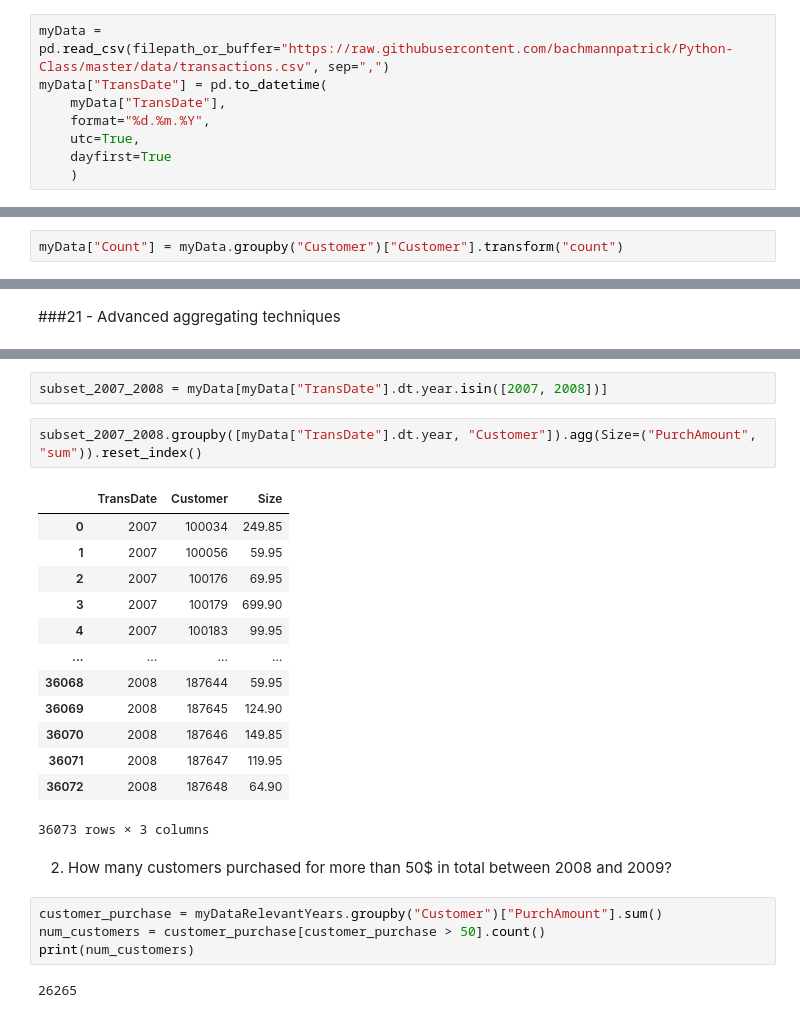
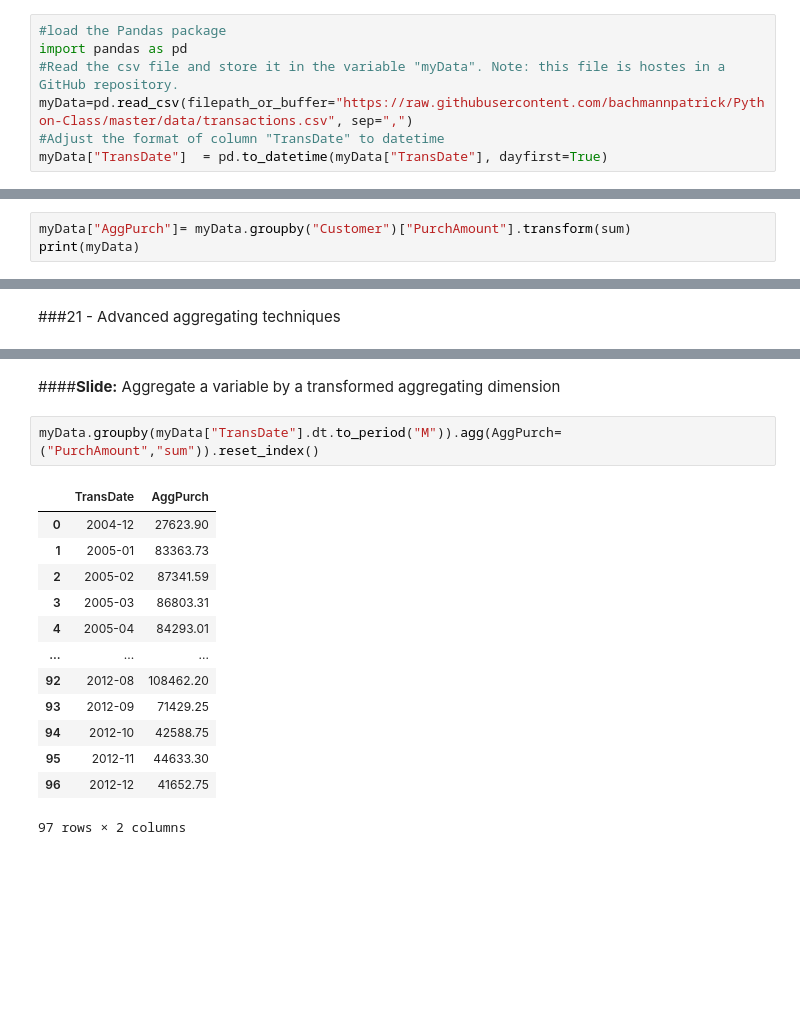
Before and after one commit to HuberNicolas/python-marketing-scale-real-data, a Jupyter notebook: day-2/Python_Day_2_Session_3.ipynb, the cells around one changed output, grey strips where cells are left out. Saved outputs shown, nothing was run; the diff lists cells and outputs as text; blank space fills up the shorter version.

```diff
--- a/day-2/Python_Day_2_Session_3.ipynb
+++ b/day-2/Python_Day_2_Session_3.ipynb
@@ -19,8 +13,7 @@ from datetime import datetime
 # %%
-myData = pd.read_csv(filepath_or_buffer="https://raw.githubusercontent.com/bachmannpatrick/Python-Class/master/data/transactions.csv", sep=",")
-myData["TransDate"] = pd.to_datetime(
-    myData["TransDate"],
-    format="%d.%m.%Y",
-    utc=True,
-    dayfirst=True
-    )
+#load the Pandas package
+import pandas as pd
+#Read the csv file and store it in the variable "myData". Note: this file is hostes in a GitHub repository.
+myData=pd.read_csv(filepath_or_buffer="https://raw.githubusercontent.com/bachmannpatrick/Python-Class/master/data/transactions.csv", sep=",")
+#Adjust the format of column "TransDate" to datetime
+myData["TransDate"]  = pd.to_datetime(myData["TransDate"], dayfirst=True)
@@ -65,2 +118,3 @@ myData.groupby(by=["Customer", "TransDate"]).agg(AggPurch=("PurchAmount", "sum")
 # %%
-myData["Count"] = myData.groupby("Customer")["Customer"].transform("count")
+myData["AggPurch"]= myData.groupby("Customer")["PurchAmount"].transform(sum)
+print(myData)
@@ -106,26 +138,18 @@ result
-# %%
-subset_2007_2008 = myData[myData["TransDate"].dt.year.isin([2007, 2008])]
+# %% [markdown]
+####**Slide:** Aggregate a variable by a transformed aggregating dimension
 # %%
-subset_2007_2008.groupby([myData["TransDate"].dt.year, "Customer"]).agg(Size=("PurchAmount", "sum")).reset_index()
+myData.groupby(myData["TransDate"].dt.to_period("M")).agg(AggPurch=("PurchAmount","sum")).reset_index()
 # %% [output]
-|  | TransDate | Customer | Size |
-| 0 | 2007 | 100034 | 249.85 |
-| 1 | 2007 | 100056 | 59.95 |
-| 2 | 2007 | 100176 | 69.95 |
-| 3 | 2007 | 100179 | 699.90 |
-| 4 | 2007 | 100183 | 99.95 |
-| ... | ... | ... | ... |
-| 36068 | 2008 | 187644 | 59.95 |
-| 36069 | 2008 | 187645 | 124.90 |
-| 36070 | 2008 | 187646 | 149.85 |
-| 36071 | 2008 | 187647 | 119.95 |
-| 36072 | 2008 | 187648 | 64.90 |
+|  | TransDate | AggPurch |
+| 0 | 2004-12 | 27623.90 |
+| 1 | 2005-01 | 83363.73 |
+| 2 | 2005-02 | 87341.59 |
+| 3 | 2005-03 | 86803.31 |
+| 4 | 2005-04 | 84293.01 |
+| ... | ... | ... |
+| 92 | 2012-08 | 108462.20 |
+| 93 | 2012-09 | 71429.25 |
+| 94 | 2012-10 | 42588.75 |
+| 95 | 2012-11 | 44633.30 |
+| 96 | 2012-12 | 41652.75 |
-36073 rows × 3 columns
+97 rows × 2 columns
-# %% [markdown]
-2. How many customers purchased for more than 50$ in total between 2008 and 2009?
-# %%
-customer_purchase = myDataRelevantYears.groupby("Customer")["PurchAmount"].sum()
-num_customers = customer_purchase[customer_purchase > 50].count()
-print(num_customers)
-# %% [output]
-26265
```
Also changed, not shown: parts of 49 cells of this notebook, 16 other files.
